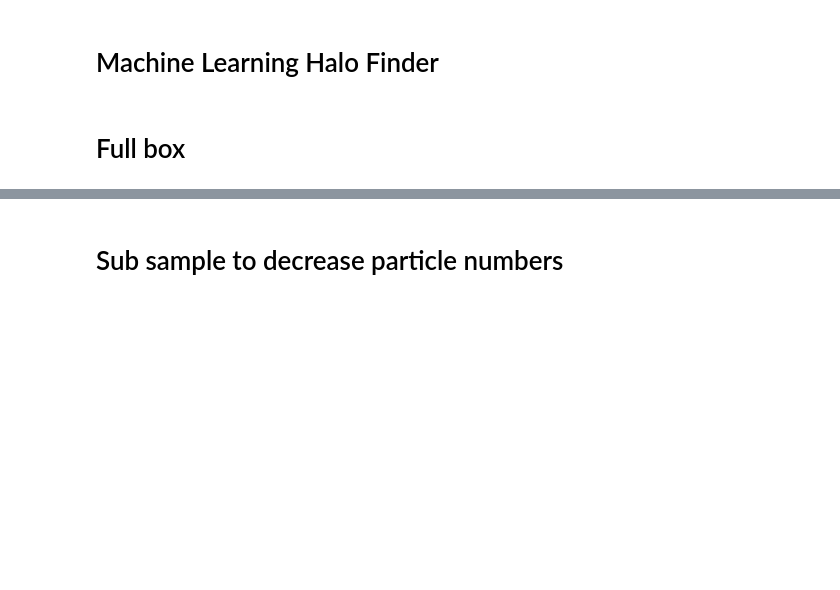
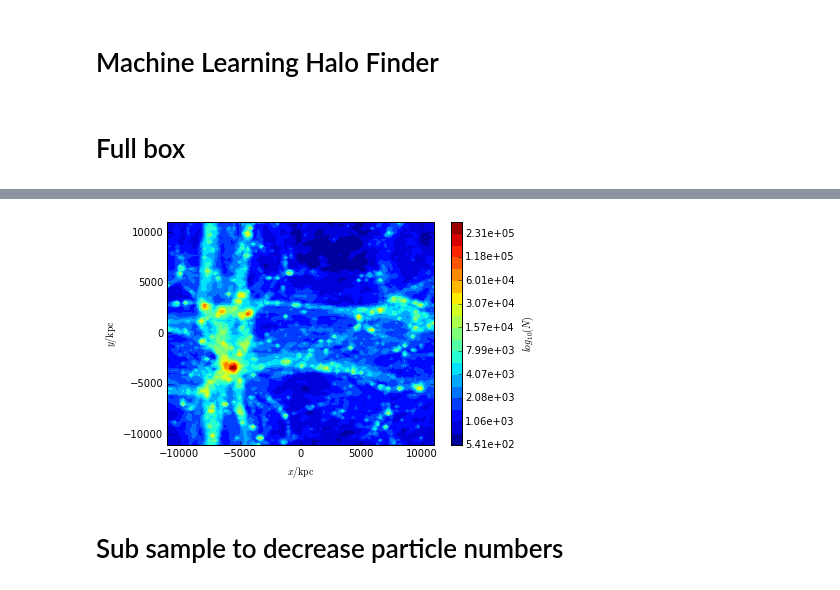
Before and after one commit to LBJ-Wade/MLHaloFinder, a Jupyter notebook: MLHaloFinder.ipynb, the cells around one changed output, grey strips where cells are left out. Cells and saved outputs as stored; diff of their text form; code cells hidden in the pictures; blank space fills up the shorter version.

Commit message:
updated image of subsample box

```diff
--- a/MLHaloFinder.ipynb
+++ b/MLHaloFinder.ipynb
@@ -12,5 +12,5 @@ s.physical_units()
 # Full box
 # %%
 plt.figure()
-hg = pb.plot.hist2d(s.d['y'], s.d['z'], colorbar=True)
+hg = pb.plot.hist2d(s.d['x'], s.d['y'], colorbar=True)
 # %% [output]
@@ -19,3 +17,4 @@ hg = pb.plot.hist2d(s.d['y'], s.d['z'], colorbar=True)
+[figure, added]
 # %%
 d=2300
 f=pb.filt.BandPass('x', str(-d)+' kpc', str(d)+' kpc')&pb.filt.BandPass('y', str(-d)+' kpc', str(d)+' kpc') & pb.filt.BandPass('z', str(-d)+' kpc', str(d)+' kpc')
```
Also changed, not shown: parts of 3 cells of this notebook.
